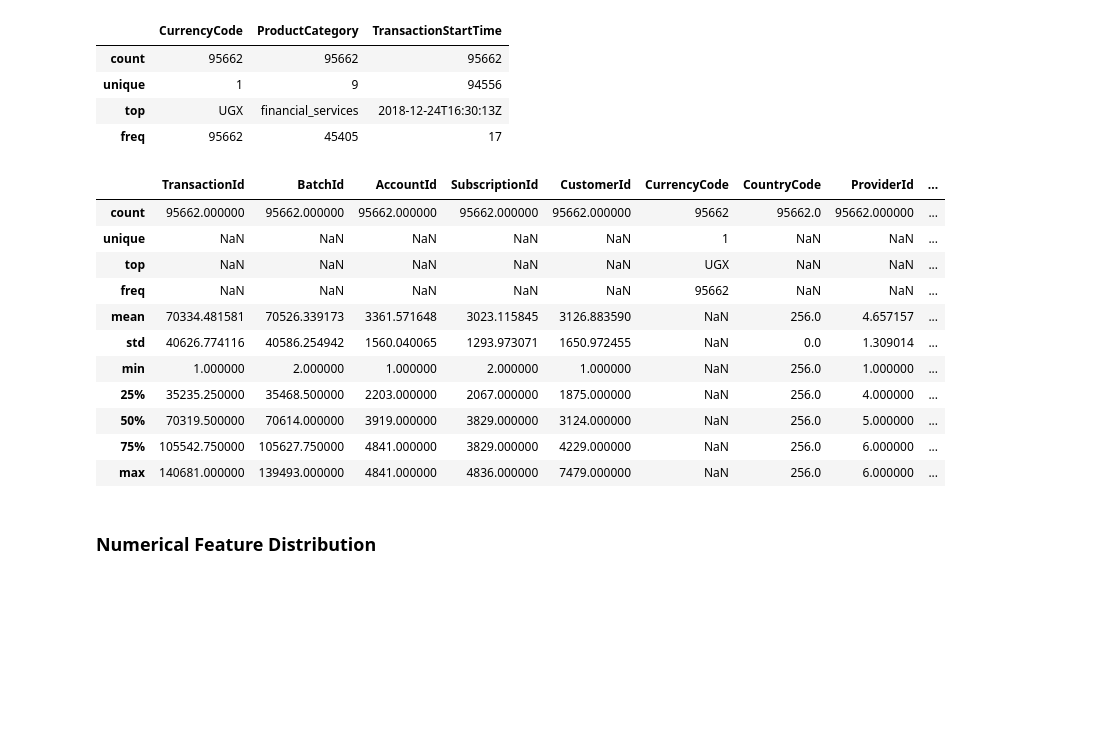
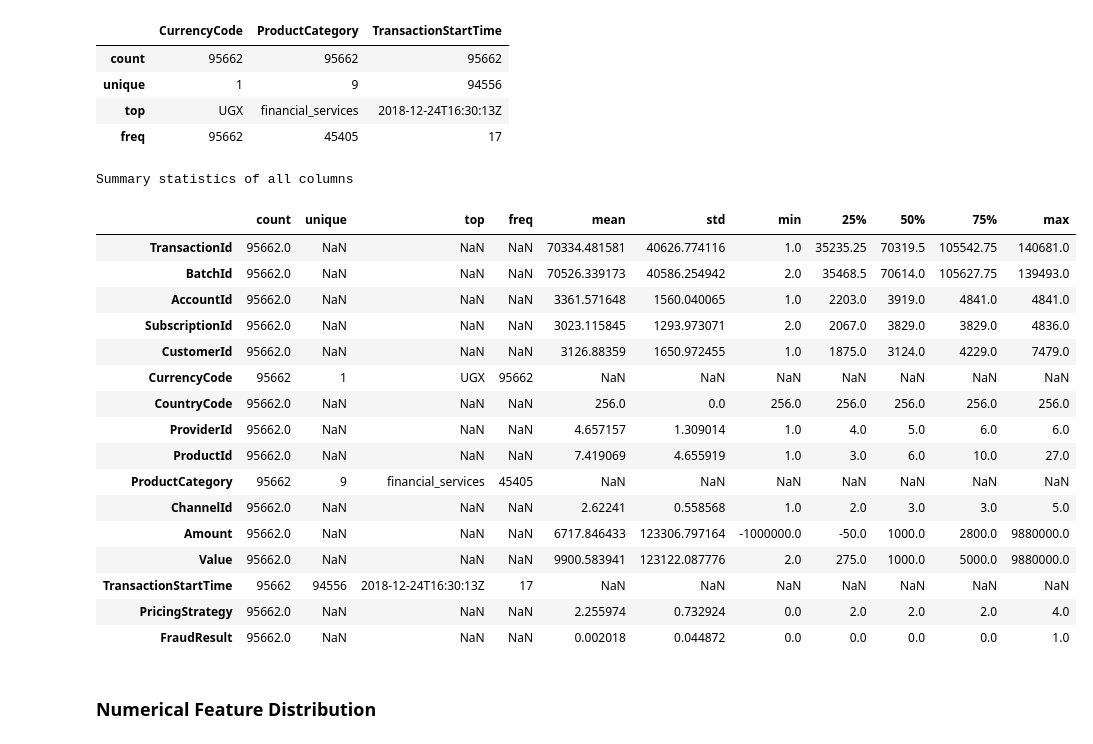
Before and after one commit to Heban-7/Credit-Scoring-Model, a Jupyter notebook: notebooks/Exploratory_data_analysis.ipynb, the cells around one changed output. Drawn from its saved outputs; the diff is of its cells as text; code cells hidden in the pictures; blank space fills up the shorter version.

```diff
--- a/notebooks/Exploratory_data_analysis.ipynb
+++ b/notebooks/Exploratory_data_analysis.ipynb
@@ -16,7 +18,7 @@ sys.path.append(os.path.abspath('..'))
 ### Load data
 # %%
 filepath= '../data/data/data.csv'
-data = pd.read_csv(filepath)
+data = eda.load_data(filepath)
 # %% [markdown]
 ### Dataset Overview
 # %%
@@ -122,19 +117,26 @@ data.describe(include=['object'])
 | freq | 95662 | 45405 | 17 |
 # %%
 # Summary statistics of all columns
-data.describe(include='all')
+print("Summary statistics of all columns")
+data.describe(include='all').T
 # %% [output]
+Summary statistics of all columns
-|  | TransactionId | BatchId | AccountId | SubscriptionId | CustomerId | CurrencyCode | CountryCode | ProviderId | ... |
-| count | 95662.000000 | 95662.000000 | 95662.000000 | 95662.000000 | 95662.000000 | 95662 | 95662.0 | 95662.000000 | ... |
-| unique | NaN | NaN | NaN | NaN | NaN | 1 | NaN | NaN | ... |
-| top | NaN | NaN | NaN | NaN | NaN | UGX | NaN | NaN | ... |
-| freq | NaN | NaN | NaN | NaN | NaN | 95662 | NaN | NaN | ... |
-| mean | 70334.481581 | 70526.339173 | 3361.571648 | 3023.115845 | 3126.883590 | NaN | 256.0 | 4.657157 | ... |
-| std | 40626.774116 | 40586.254942 | 1560.040065 | 1293.973071 | 1650.972455 | NaN | 0.0 | 1.309014 | ... |
-| min | 1.000000 | 2.000000 | 1.000000 | 2.000000 | 1.000000 | NaN | 256.0 | 1.000000 | ... |
-| 25% | 35235.250000 | 35468.500000 | 2203.000000 | 2067.000000 | 1875.000000 | NaN | 256.0 | 4.000000 | ... |
-| 50% | 70319.500000 | 70614.000000 | 3919.000000 | 3829.000000 | 3124.000000 | NaN | 256.0 | 5.000000 | ... |
-| 75% | 105542.750000 | 105627.750000 | 4841.000000 | 3829.000000 | 4229.000000 | NaN | 256.0 | 6.000000 | ... |
-| max | 140681.000000 | 139493.000000 | 4841.000000 | 4836.000000 | 7479.000000 | NaN | 256.0 | 6.000000 | ... |
+|  | count | unique | top | freq | mean | std | min | 25% | 50% | 75% | max |
+| TransactionId | 95662.0 | NaN | NaN | NaN | 70334.481581 | 40626.774116 | 1.0 | 35235.25 | 70319.5 | 105542.75 | 140681.0 |
+| BatchId | 95662.0 | NaN | NaN | NaN | 70526.339173 | 40586.254942 | 2.0 | 35468.5 | 70614.0 | 105627.75 | 139493.0 |
+| AccountId | 95662.0 | NaN | NaN | NaN | 3361.571648 | 1560.040065 | 1.0 | 2203.0 | 3919.0 | 4841.0 | 4841.0 |
+| SubscriptionId | 95662.0 | NaN | NaN | NaN | 3023.115845 | 1293.973071 | 2.0 | 2067.0 | 3829.0 | 3829.0 | 4836.0 |
+| CustomerId | 95662.0 | NaN | NaN | NaN | 3126.88359 | 1650.972455 | 1.0 | 1875.0 | 3124.0 | 4229.0 | 7479.0 |
+| CurrencyCode | 95662 | 1 | UGX | 95662 | NaN | NaN | NaN | NaN | NaN | NaN | NaN |
+| CountryCode | 95662.0 | NaN | NaN | NaN | 256.0 | 0.0 | 256.0 | 256.0 | 256.0 | 256.0 | 256.0 |
+| ProviderId | 95662.0 | NaN | NaN | NaN | 4.657157 | 1.309014 | 1.0 | 4.0 | 5.0 | 6.0 | 6.0 |
+| ProductId | 95662.0 | NaN | NaN | NaN | 7.419069 | 4.655919 | 1.0 | 3.0 | 6.0 | 10.0 | 27.0 |
+| ProductCategory | 95662 | 9 | financial_services | 45405 | NaN | NaN | NaN | NaN | NaN | NaN | NaN |
+| ChannelId | 95662.0 | NaN | NaN | NaN | 2.62241 | 0.558568 | 1.0 | 2.0 | 3.0 | 3.0 | 5.0 |
+| Amount | 95662.0 | NaN | NaN | NaN | 6717.846433 | 123306.797164 | -1000000.0 | -50.0 | 1000.0 | 2800.0 | 9880000.0 |
+| Value | 95662.0 | NaN | NaN | NaN | 9900.583941 | 123122.087776 | 2.0 | 275.0 | 1000.0 | 5000.0 | 9880000.0 |
+| TransactionStartTime | 95662 | 94556 | 2018-12-24T16:30:13Z | 17 | NaN | NaN | NaN | NaN | NaN | NaN | NaN |
+| PricingStrategy | 95662.0 | NaN | NaN | NaN | 2.255974 | 0.732924 | 0.0 | 2.0 | 2.0 | 2.0 | 4.0 |
+| FraudResult | 95662.0 | NaN | NaN | NaN | 0.002018 | 0.044872 | 0.0 | 0.0 | 0.0 | 0.0 | 1.0 |
 # %% [markdown]
 ### Numerical Feature Distribution
```
Also changed, not shown: parts of 25 cells of this notebook, 4 other files.
